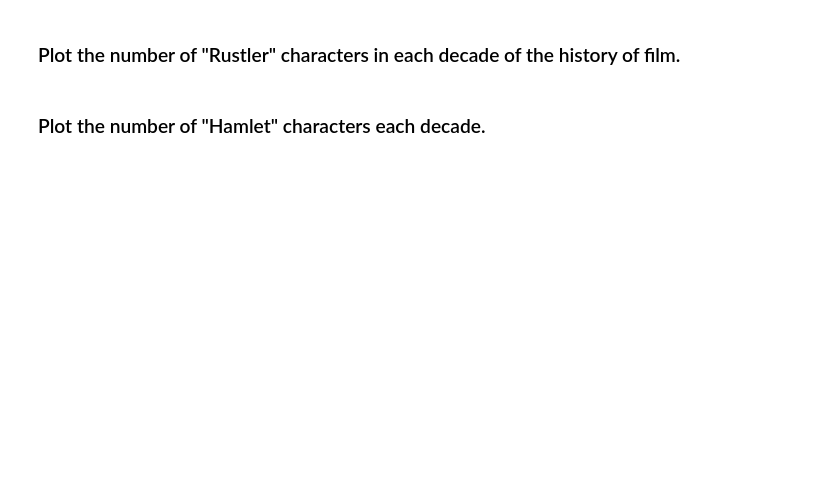
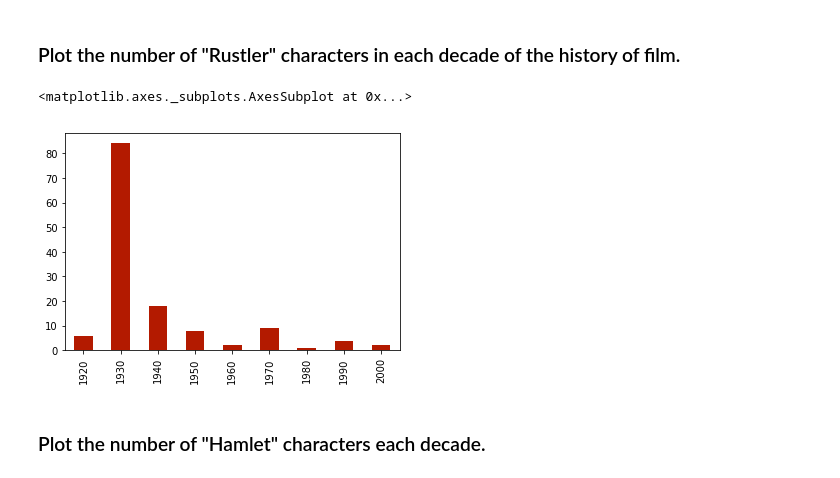
Before and after one commit to mmoscardini/pycon-pandas-tutorial, a Jupyter notebook: Exercises-2.ipynb, the cells around one changed output. Saved outputs shown, nothing was run; the diff lists cells and outputs as text; code cells hidden in the pictures; blank space fills up the shorter version.

```diff
--- a/Exercises-2.ipynb
+++ b/Exercises-2.ipynb
@@ -98,4 +106,10 @@ Name: year, dtype: int64
 # %% [markdown]
 ### Plot the number of "Rustler" characters in each decade of the history of film.
+# %%
+c = cast
+(c.loc[cast.character == 'Rustler'].year //10 *10).value_counts().sort_index().plot(kind='bar', color=(0.7,0.1,0))
+# %% [output]
+<matplotlib.axes._subplots.AxesSubplot at 0x...>
+[figure, added]
 # %% [markdown]
 ### Plot the number of "Hamlet" characters each decade.
```
Also changed, not shown: parts of 4 cells of this notebook.
